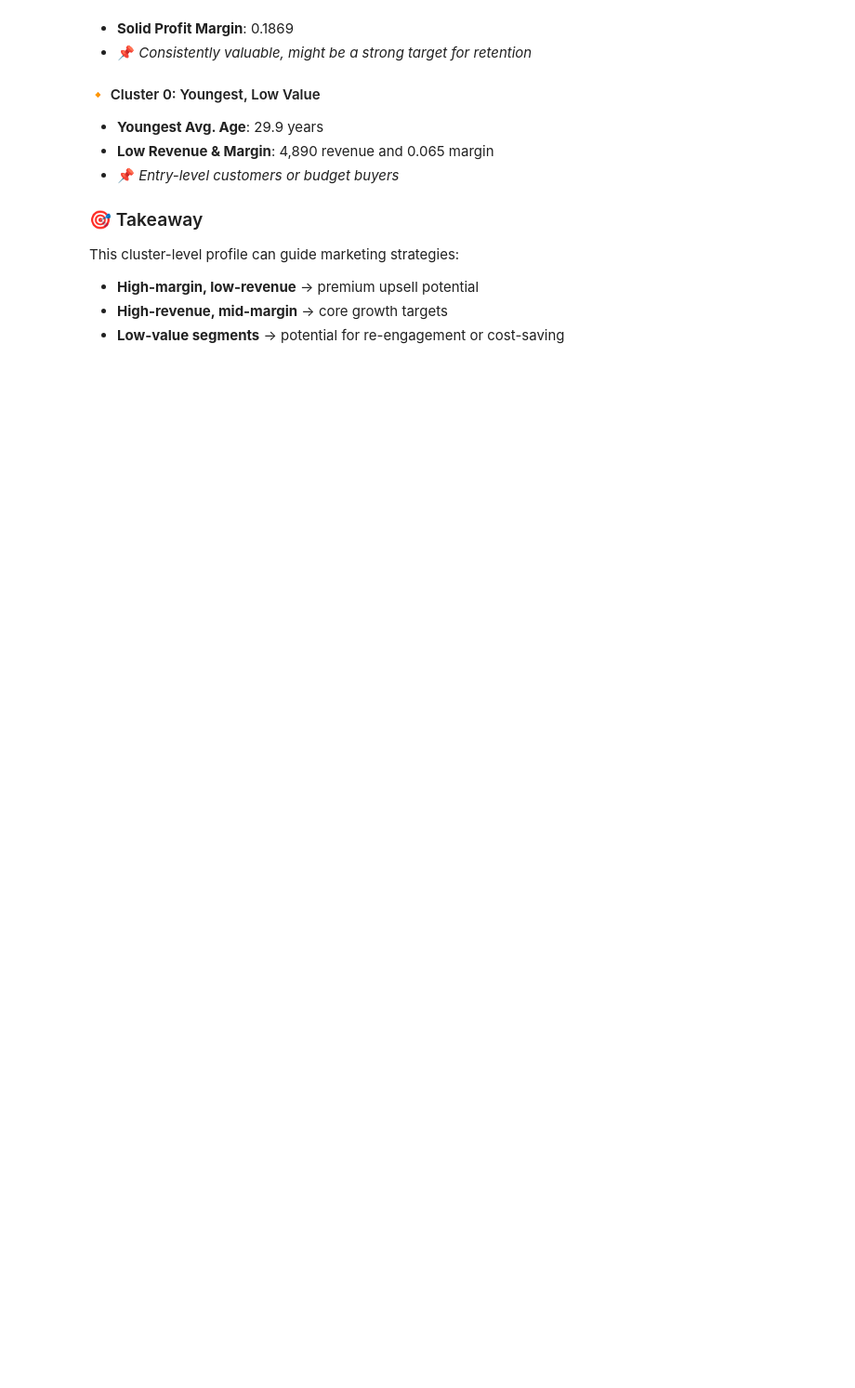
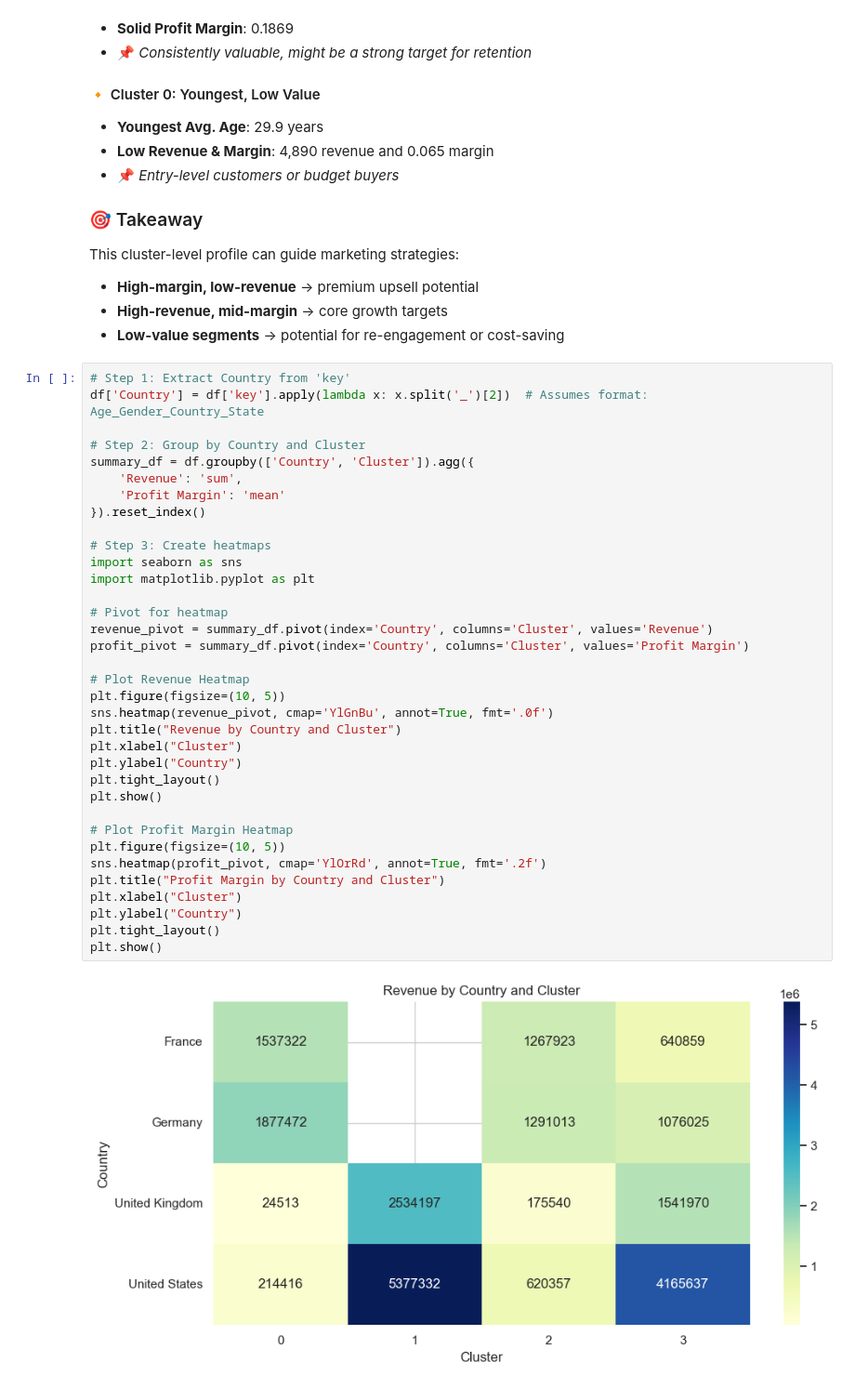
Before and after one commit to Girlcoding22/INDENG142_Sp25, a Jupyter notebook: Aggregated_PCA_KMeans.ipynb, the cells around one changed output. Shown at 93% size. Saved outputs shown, nothing was run; the diff lists cells and outputs as text; blank space fills up the shorter version.

```diff
--- a/Aggregated_PCA_KMeans.ipynb
+++ b/Aggregated_PCA_KMeans.ipynb
@@ -433,3 +433,40 @@ This cluster-level profile can guide marketing strategies:
 - **High-margin, low-revenue** → premium upsell potential
 - **High-revenue, mid-margin** → core growth targets
 - **Low-value segments** → potential for re-engagement or cost-saving
+# %%
+# Step 1: Extract Country from 'key'
+df['Country'] = df['key'].apply(lambda x: x.split('_')[2])  # Assumes format: Age_Gender_Country_State
+
+# Step 2: Group by Country and Cluster
+summary_df = df.groupby(['Country', 'Cluster']).agg({
+    'Revenue': 'sum',
+    'Profit Margin': 'mean'
+}).reset_index()
+
+# Step 3: Create heatmaps
+import seaborn as sns
+import matplotlib.pyplot as plt
+
+# Pivot for heatmap
+revenue_pivot = summary_df.pivot(index='Country', columns='Cluster', values='Revenue')
+profit_pivot = summary_df.pivot(index='Country', columns='Cluster', values='Profit Margin')
+
+# Plot Revenue Heatmap
+plt.figure(figsize=(10, 5))
+sns.heatmap(revenue_pivot, cmap='YlGnBu', annot=True, fmt='.0f')
+plt.title("Revenue by Country and Cluster")
+plt.xlabel("Cluster")
+plt.ylabel("Country")
+plt.tight_layout()
+plt.show()
+
+# Plot Profit Margin Heatmap
+plt.figure(figsize=(10, 5))
+sns.heatmap(profit_pivot, cmap='YlOrRd', annot=True, fmt='.2f')
+plt.title("Profit Margin by Country and Cluster")
+plt.xlabel("Cluster")
+plt.ylabel("Country")
+plt.tight_layout()
+plt.show()
+# %% [output]
+[figure, added]
```
Also changed, not shown: parts of 7 cells of this notebook.
